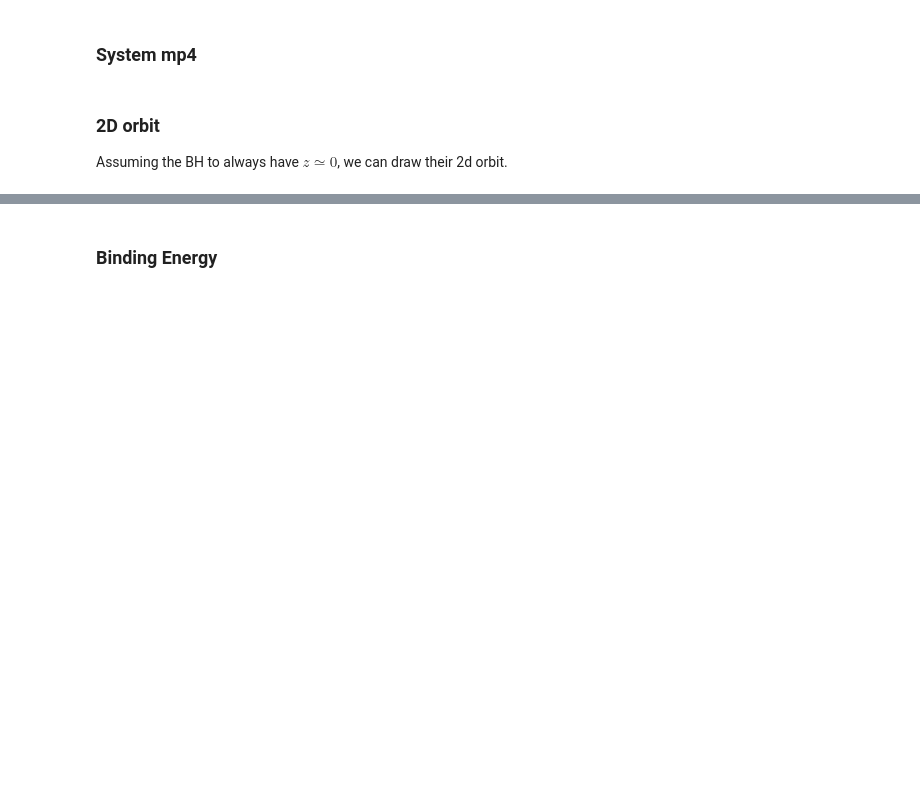
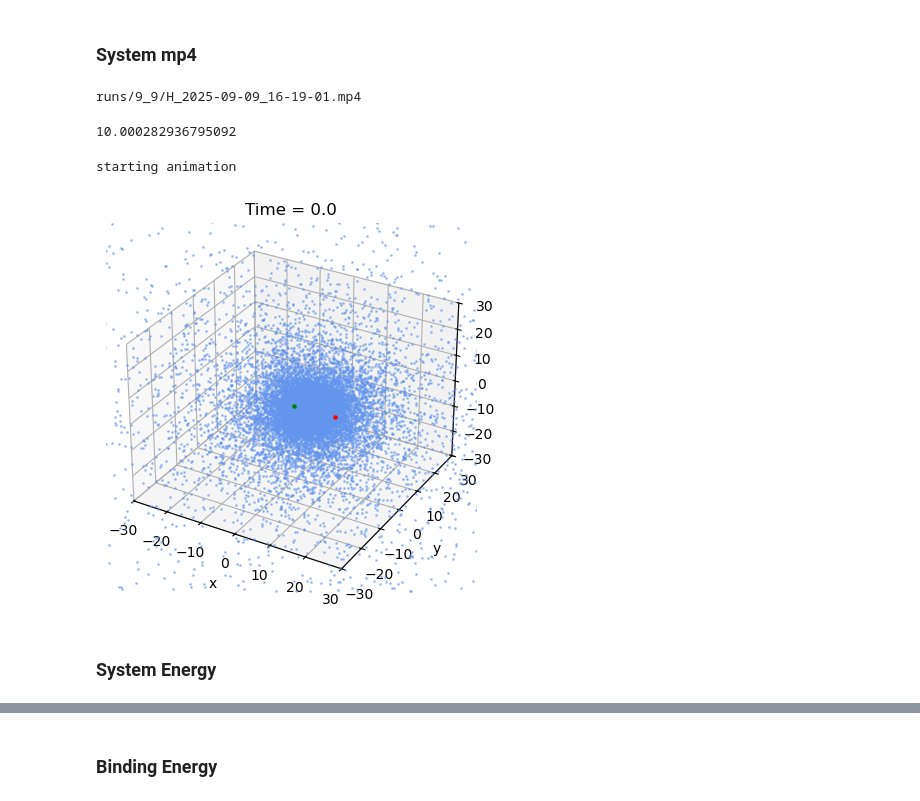
Before and after one commit to lisam10/stellar_systems_dynamics2024, a Jupyter notebook: final_exercise/Plotter.ipynb, the cells around one changed output, grey strips where cells are left out. Drawn from its saved outputs; the diff is of its cells as text; code cells hidden in the pictures; blank space fills up the shorter version.

Commit message:
moved in CoM frame

```diff
--- a/final_exercise/Plotter.ipynb
+++ b/final_exercise/Plotter.ipynb
@@ -5,7 +5,7 @@ from astropy import constants as const
 from tqdm import tqdm
 # %%
 two_dim = False
-inputname = 'runs/22_8/H_input_2025-08-22_12-11-13.txt'
+inputname = 'runs/9_9/H_input_2025-09-09_16-19-01.txt'
 outputname=inputname.replace('input', 'output')
 logname=inputname.replace('input', 'log')
 orbit_plot = True
@@ -168,0 +180,33 @@ Loaded 101 snapshots with 5000 particles and 3 dimensions.
+# %%
+x_CM = []
+y_CM = []
+z_CM = []
+
+vx_CM = []
+vy_CM = []
+vz_CM = []
+
+for i in range(snap_number):
+    x_CM.append(np.sum(mass * positions[:, i, 0]) /np.sum(mass))
+    y_CM.append(np.sum(mass * positions[:, i, 1]) /np.sum(mass))
+    z_CM.append(np.sum(mass * positions[:, i, 2]) /np.sum(mass))
+
+    vx_CM.append(np.sum(mass * velocities[:, i, 0]) /np.sum(mass))
+    vy_CM.append(np.sum(mass * velocities[:, i, 1]) /np.sum(mass))
+    vz_CM.append(np.sum(mass * velocities[:, i, 2]) /np.sum(mass))
+
+r_CM = np.array([x_CM, y_CM, z_CM])
+r_CM = r_CM.transpose(1, 0)
+
+v_CM = np.array([vx_CM, vy_CM, vz_CM])
+v_CM = v_CM.transpose(1, 0)
+
+positions_shifted  = positions  - r_CM[None, :, :]
+velocities_shifted = velocities - v_CM[None, :, :]
+
+r_CM_new = np.sum(mass[:, None, None] * positions_shifted, axis=0) / np.sum(mass)
+v_CM_new = np.sum(mass[:, None, None] * velocities_shifted, axis=0) / np.sum(mass)
+
+
+print("In CoM reference frame:\nCoM max position:", np.max(np.abs(r_CM_new)), "\tCoM max velocity:", np.max(np.abs(v_CM_new)))
+print('BH_1 position: ', positions_shifted[0,0,:], '\t BH_2 position: ', positions_shifted[1,0,:])
@@ -169,3 +217,6 @@ Loaded 101 snapshots with 5000 particles and 3 dimensions.
+# %%
+positions = positions_shifted
+velocities = velocities_shifted
 # %% [markdown]
 ### Saving BH quantities
 # %%
@@ -237,3 +284,5 @@ plt.legend()
 gifname=outputname.replace('output_', '')
 gifname=gifname.replace('txt', 'mp4')
 print(gifname)
+# %% [output]
+runs/9_9/H_2025-09-09_16-19-01.mp4
@@ -243,36 +289,43 @@ from matplotlib.animation import FFMpegWriter
+# %%
+print(positions[0, 0, 0])
+# %% [output]
+10.000282936795092
 # %%
+import matplotlib.animation as animation
+
 fig = plt.figure()
 ax = fig.add_subplot(projection='3d', computed_zorder=False)
 ax.set_aspect('auto')
 ax.set(xlim = [-30.0, 30.0], ylim = [-30.0, 30.0], zlim = [-30.0, 30.0], xlabel='x', ylabel='y', zlabel = 'z')
 
 scatter_BH_1 = ax.scatter([positions[0, 0, 0]], [positions[0, 0, 1]], [positions[0, 0, 2]],
                            color='red', edgecolors='red', s=5, zorder=1)
 scatter_BH_2 = ax.scatter([positions[1, 0, 0]], [positions[1, 0, 1]], [positions[1, 0, 2]],
                             color='green', edgecolors='green', s=5, zorder=1)
 scatters, = ax.plot(positions[:, 0, 0], positions[:, 0, 1], positions[:, 0, 2], 'o', color='cornflowerblue', markersize = '1', alpha = 0.5, zorder=0)
 
 print('starting animation')
 
 def update(frame):
     scatters.set_data(positions[:, frame, 0], positions[:, frame, 1])
     scatters.set_3d_properties(positions[:, frame, 2])
 
     scatter_BH_1._offsets3d = ([positions[0, frame, 0]],
                            [positions[0, frame, 1]],
                            [positions[0, frame, 2]])
 
     scatter_BH_2._offsets3d = ([positions[1, frame, 0]],
                            [positions[1, frame, 1]],
                            [positions[1, frame, 2]])
 
     ax.set_title('Time = %.1f'%(time[frame]))
 
     return scatters, scatter_BH_1, scatter_BH_2
 
-ani = animation.FuncAnimation(fig, update, snap_number, interval=16)
+ani = animation.FuncAnimation(fig, update, snap_number, interval=100)
 
-ani.save(gifname, writer = animation.FFMpegWriter(fps=60))
+#ani.save(gifname, fps = 20, writer = 'ffmpeg')
+ani.save(gifname, writer = animation.FFMpegWriter())
+# %% [output]
+starting animation
+[figure, added]
-# %% [markdown]
-### 2D orbit
-Assuming the BH to always have $z \simeq 0$, we can draw their 2d orbit.
@@ -308,0 +332,2 @@ ani.save(gifname_2d, writer = animation.FFMpegWriter(fps=60))
+# %% [markdown]
+### System Energy
```
Also changed, not shown: parts of 71 cells of this notebook, 2 other files.
